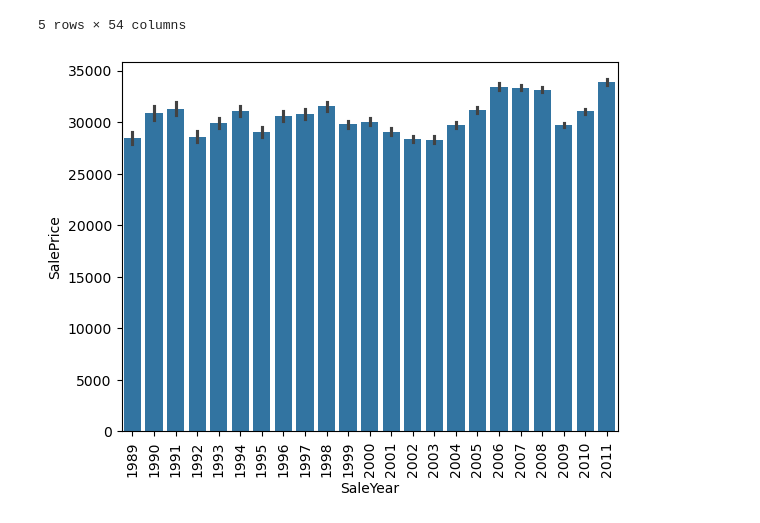
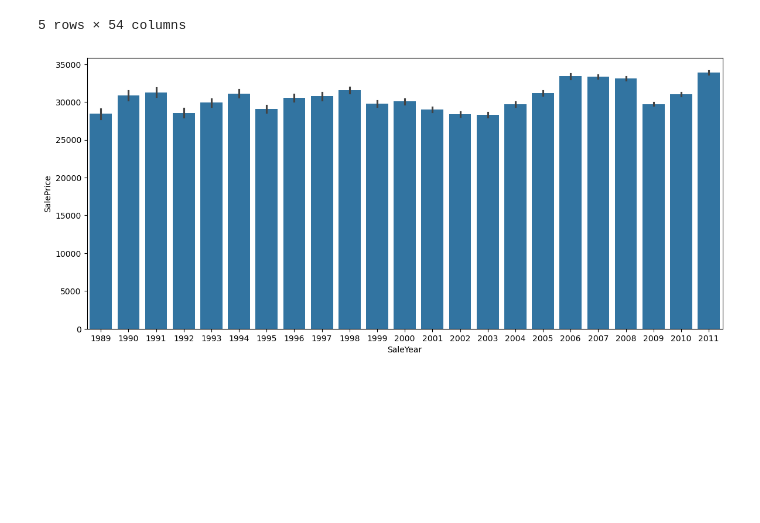
Before and after one commit to msnkr/bulldozer_bluebook, a Jupyter notebook: Untitled2.ipynb, the cells around one changed output. Saved outputs shown, nothing was run; the diff lists cells and outputs as text; code cells hidden in the pictures; blank space fills up the shorter version.

```diff
--- a/Untitled2.ipynb
+++ b/Untitled2.ipynb
@@ -110,8 +110,7 @@ valid_df["SalePrice"] = pd.Series(y_valid)
 | 9754 | 6302984 | 1915521 | 5266 | 149 | 99 | 2001 | False | 3 | ... |
 5 rows × 54 columns
 # %%
-
-sns.barplot(data=train_df, x="SaleYear", y="SalePrice")
-plt.xticks(rotation=90);
+plt.figure(figsize=(14, 6))
+sns.barplot(data=train_df, x="SaleYear", y="SalePrice");
 # %% [output]
-[figure, old version]
+[figure, new version]
```
